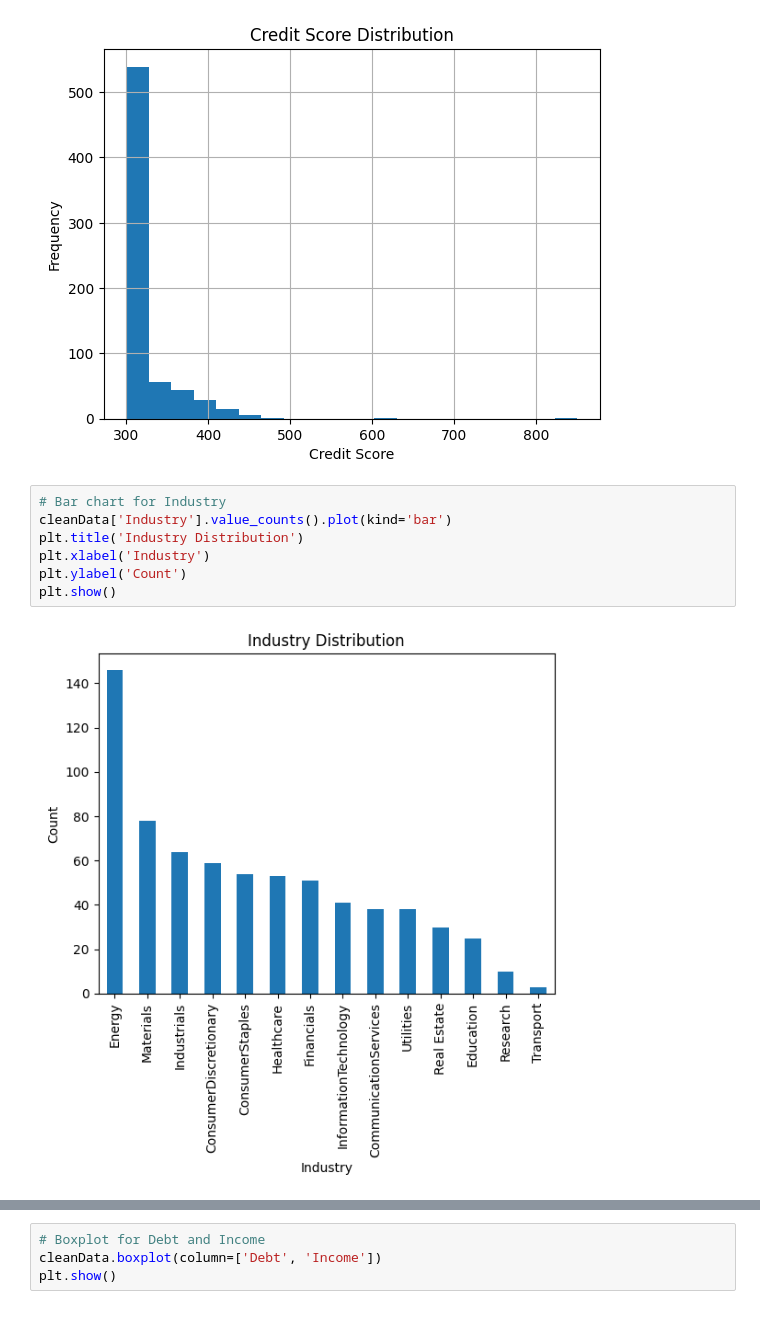
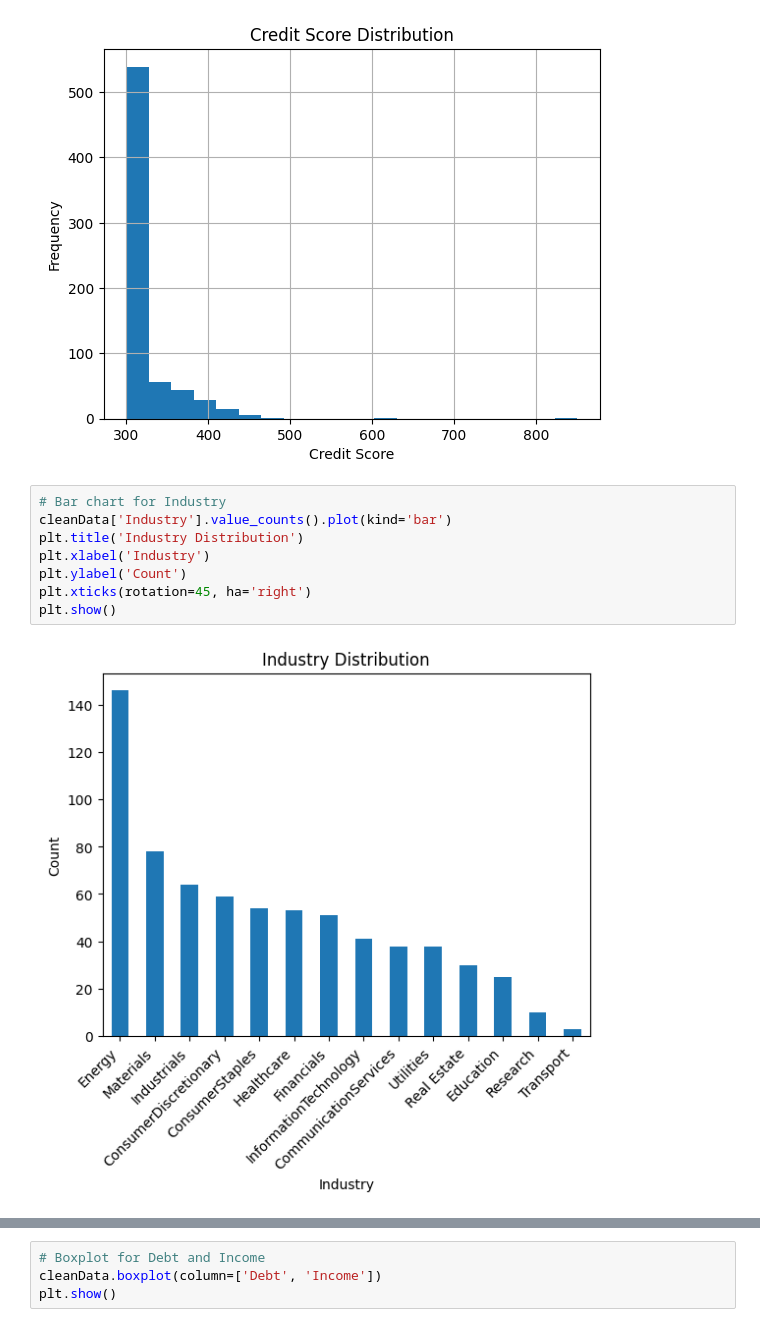
Before and after one commit to dtrejo21/stats-final-project, a Jupyter notebook: FinalProject.ipynb, the cells around one changed output, grey strips where cells are left out. Cells and saved outputs as stored; diff of their text form.

```diff
--- a/FinalProject.ipynb
+++ b/FinalProject.ipynb
@@ -79,9 +79,10 @@ plt.show()
 # %%
 # Bar chart for Industry
 cleanData['Industry'].value_counts().plot(kind='bar')
 plt.title('Industry Distribution')
 plt.xlabel('Industry')
 plt.ylabel('Count')
+plt.xticks(rotation=45, ha='right')
 plt.show()
 # %% [output]
-[figure, old version]
+[figure, new version]
```
Also changed, not shown: parts of 10 cells of this notebook, 1 other file.
